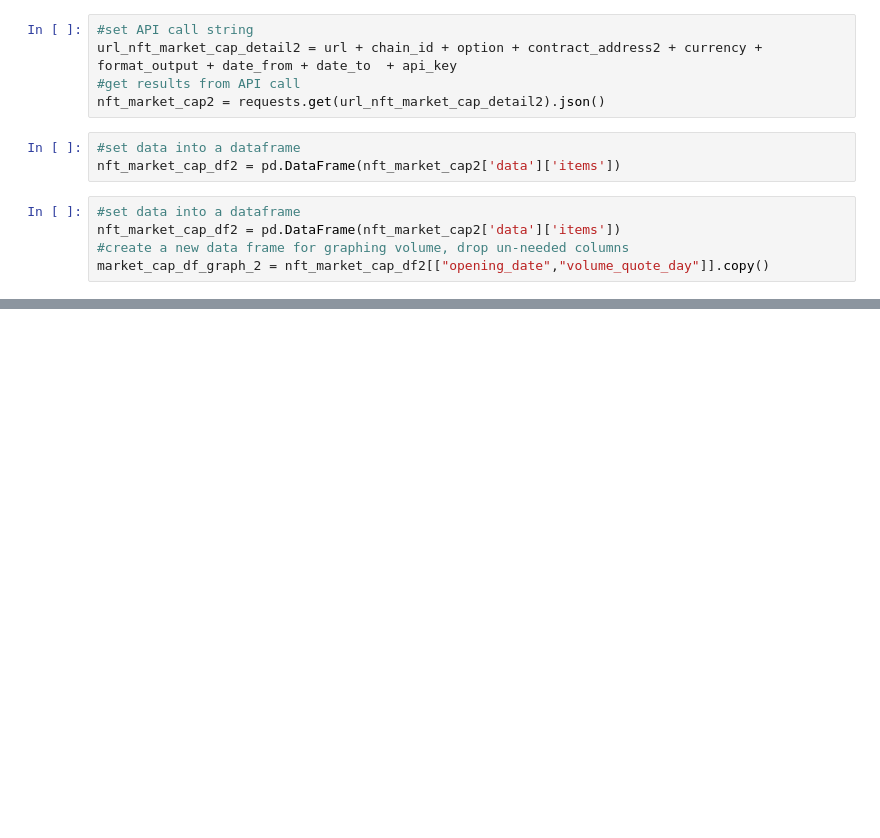
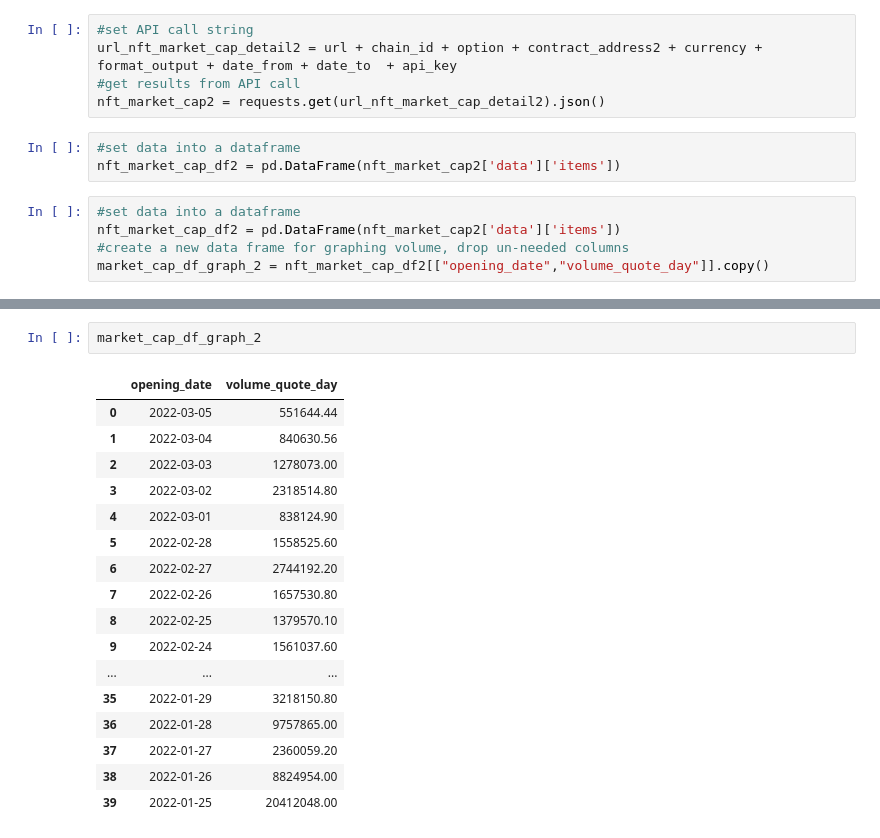
Before and after one commit to mmsaki/nft-trading-analysis, a Jupyter notebook: cryptopunks.ipynb, the cells around one changed output, grey strips where cells are left out. Cells and saved outputs as stored; diff of their text form; blank space fills up the shorter version.

```diff
--- a/cryptopunks.ipynb
+++ b/cryptopunks.ipynb
@@ -273,0 +313,20 @@ market_cap_df_graph_2.hvplot.bar(
+# %%
+market_cap_df_graph_2
+# %% [output]
+|  | opening_date | volume_quote_day |
+| 0 | 2022-03-05 | 551644.44 |
+| 1 | 2022-03-04 | 840630.56 |
+| 2 | 2022-03-03 | 1278073.00 |
+| 3 | 2022-03-02 | 2318514.80 |
+| 4 | 2022-03-01 | 838124.90 |
+| 5 | 2022-02-28 | 1558525.60 |
+| 6 | 2022-02-27 | 2744192.20 |
+| 7 | 2022-02-26 | 1657530.80 |
+| 8 | 2022-02-25 | 1379570.10 |
+| 9 | 2022-02-24 | 1561037.60 |
+| ... | ... | ... |
+| 35 | 2022-01-29 | 3218150.80 |
+| 36 | 2022-01-28 | 9757865.00 |
+| 37 | 2022-01-27 | 2360059.20 |
+| 38 | 2022-01-26 | 8824954.00 |
+| 39 | 2022-01-25 | 20412048.00 |
```
Also changed, not shown: parts of 11 cells of this notebook.
